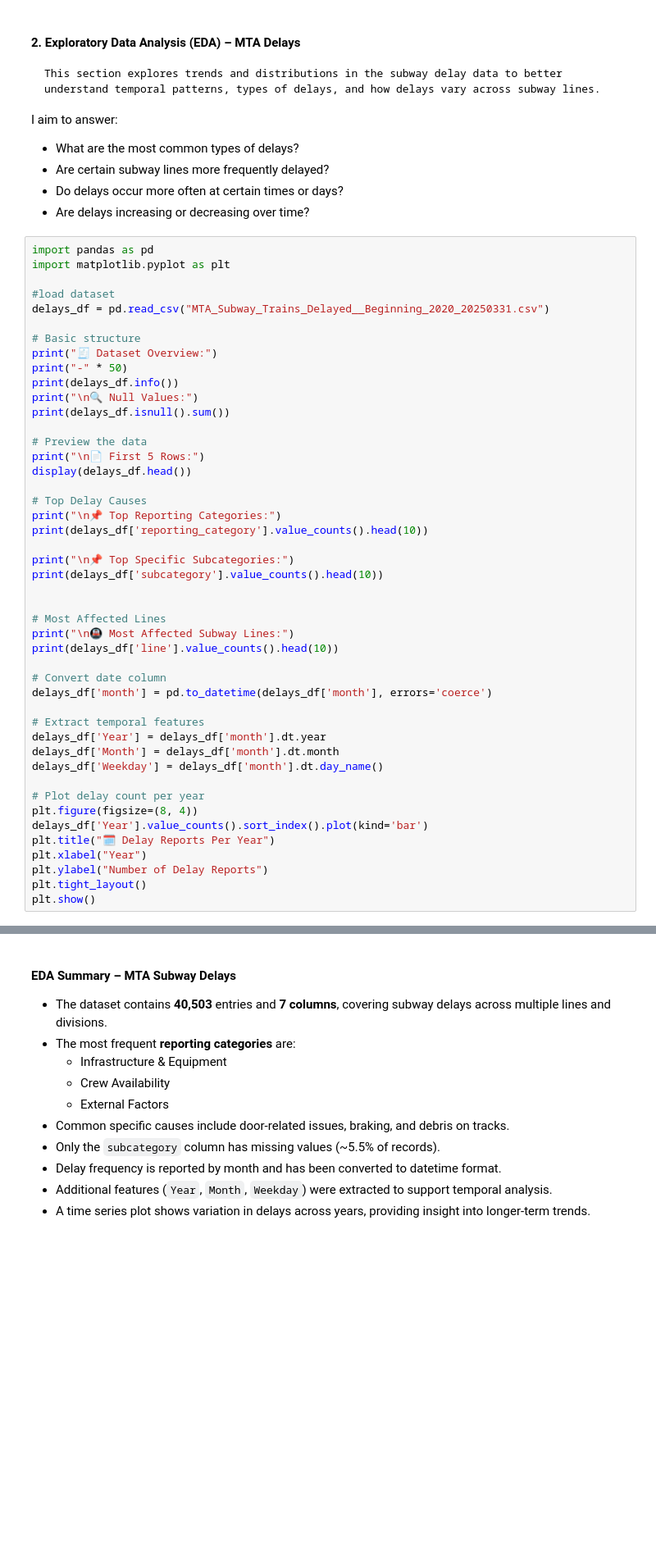
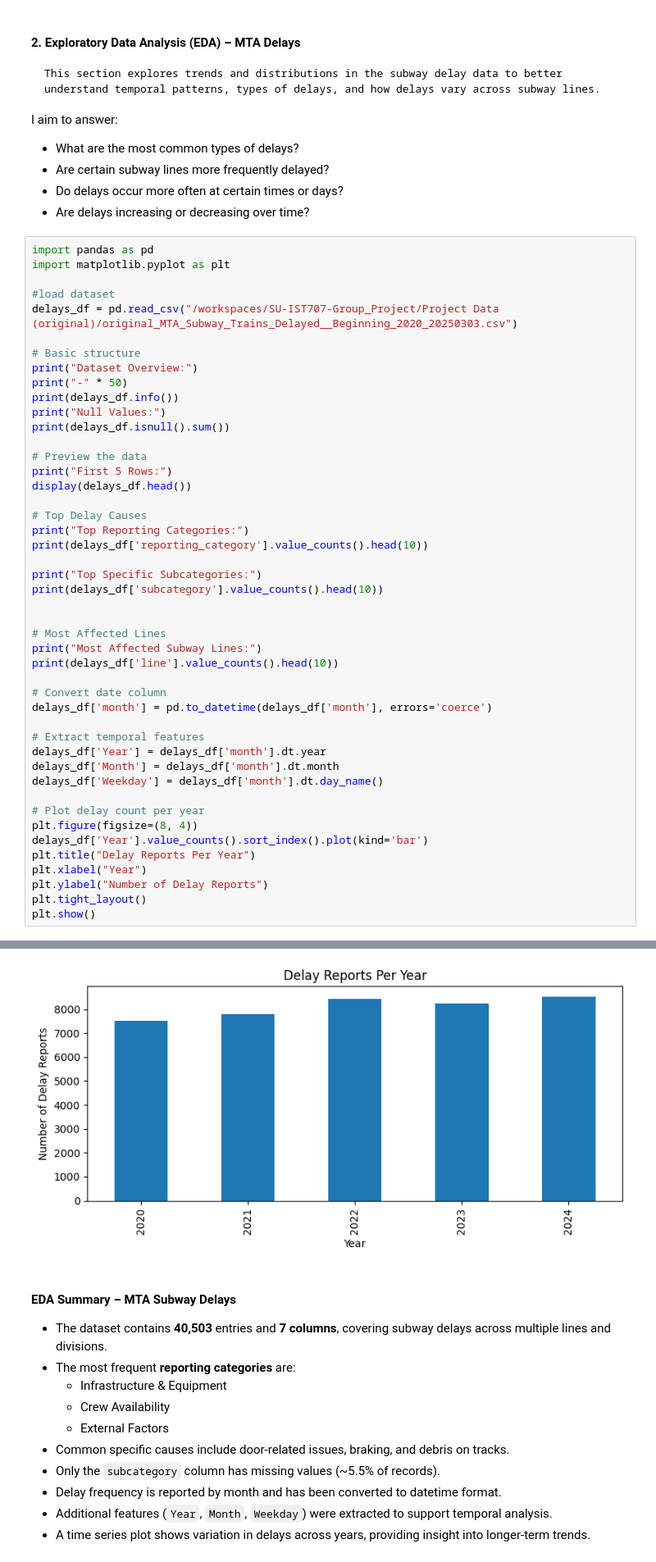
Before and after one commit to data11y/SU-IST707-Group_Project, a Jupyter notebook: Project Checkpoints/Checkpoint 2/submission_rev1.ipynb, the cells around one changed output, grey strips where cells are left out. Shown at 82% size. Saved outputs shown, nothing was run; the diff lists cells and outputs as text; blank space fills up the shorter version.

```diff
--- a/Project Checkpoints/Checkpoint 2/submission_rev1.ipynb
+++ b/Project Checkpoints/Checkpoint 2/submission_rev1.ipynb
@@ -65,29 +70,29 @@ import pandas as pd
 import matplotlib.pyplot as plt
 
 #load dataset
-delays_df = pd.read_csv("MTA_Subway_Trains_Delayed__Beginning_2020_20250331.csv")
+delays_df = pd.read_csv("/workspaces/SU-IST707-Group_Project/Project Data (original)/original_MTA_Subway_Trains_Delayed__Beginning_2020_20250303.csv")
 
 # Basic structure
-print("🧾 Dataset Overview:")
+print("Dataset Overview:")
 print("-" * 50)
 print(delays_df.info())
-print("\n🔍 Null Values:")
+print("Null Values:")
 print(delays_df.isnull().sum())
 
 # Preview the data
-print("\n📄 First 5 Rows:")
+print("First 5 Rows:")
 display(delays_df.head())
 
 # Top Delay Causes
-print("\n📌 Top Reporting Categories:")
+print("Top Reporting Categories:")
 print(delays_df['reporting_category'].value_counts().head(10))
 
-print("\n📌 Top Specific Subcategories:")
+print("Top Specific Subcategories:")
 print(delays_df['subcategory'].value_counts().head(10))
 
 
 # Most Affected Lines
-print("\n🚇 Most Affected Subway Lines:")
+print("Most Affected Subway Lines:")
 print(delays_df['line'].value_counts().head(10))
 
 # Convert date column
@@ -101,7 +106,7 @@ delays_df['Weekday'] = delays_df['month'].dt.day_name()
 # Plot delay count per year
 plt.figure(figsize=(8, 4))
 delays_df['Year'].value_counts().sort_index().plot(kind='bar')
-plt.title("🗓️ Delay Reports Per Year")
+plt.title("Delay Reports Per Year")
 plt.xlabel("Year")
 plt.ylabel("Number of Delay Reports")
 plt.tight_layout()
@@ -111,3 +155,4 @@ FileNotFoundError: [Errno 2] No such file or directory: 'MTA_Subway_Trains_Delay
+[figure, added]
 # %% [markdown]
  #### EDA Summary – MTA Subway Delays
 
```
Also changed, not shown: parts of 5 cells of this notebook.
